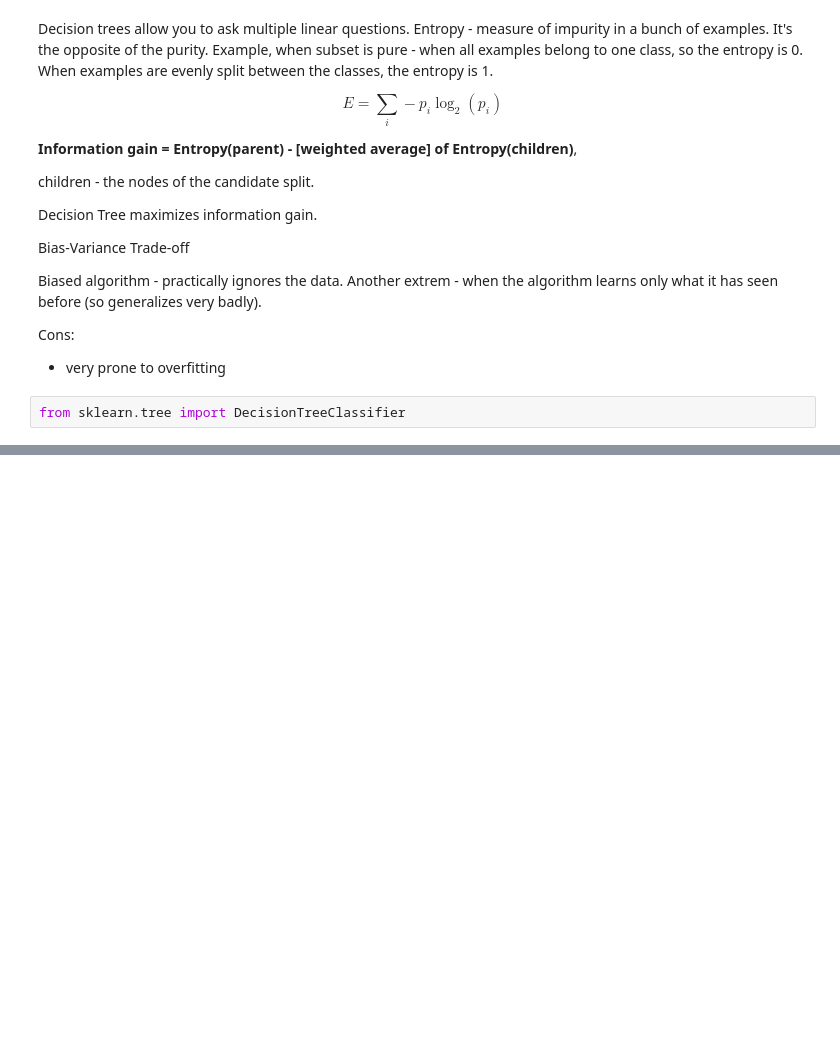
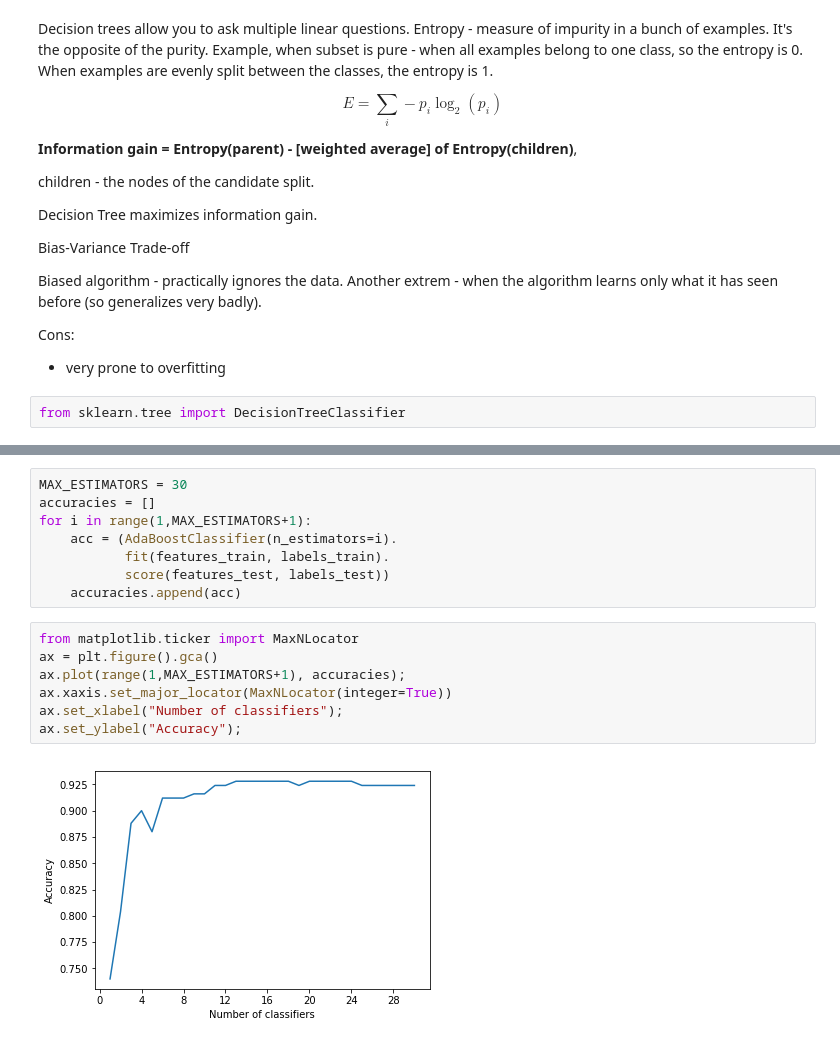
Before and after one commit to AnaMakarevich/Udacity_MLIntro, a Jupyter notebook: ML Algorithms.ipynb, the cells around one changed output, grey strips where cells are left out. Drawn from its saved outputs; the diff is of its cells as text; blank space fills up the shorter version.

Commit message:
add AdaBoost

```diff
--- a/ML Algorithms.ipynb
+++ b/ML Algorithms.ipynb
@@ -92,0 +144,17 @@ pretty_picture(clf, features_test, labels_test)
+# %%
+MAX_ESTIMATORS = 30
+accuracies = []
+for i in range(1,MAX_ESTIMATORS+1):
+    acc = (AdaBoostClassifier(n_estimators=i).
+           fit(features_train, labels_train).
+           score(features_test, labels_test))
+    accuracies.append(acc)
+# %%
+from matplotlib.ticker import MaxNLocator
+ax = plt.figure().gca()
+ax.plot(range(1,MAX_ESTIMATORS+1), accuracies);
+ax.xaxis.set_major_locator(MaxNLocator(integer=True))
+ax.set_xlabel("Number of classifiers");
+ax.set_ylabel("Accuracy");
+# %% [output]
+[figure, added]
```
Also changed, not shown: parts of 15 cells of this notebook.
